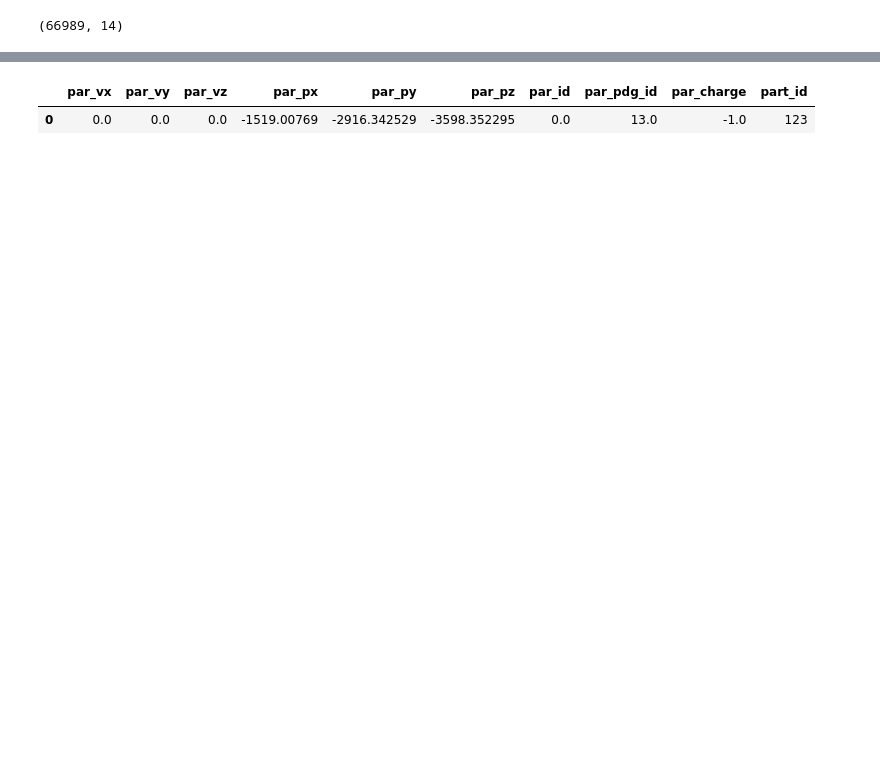
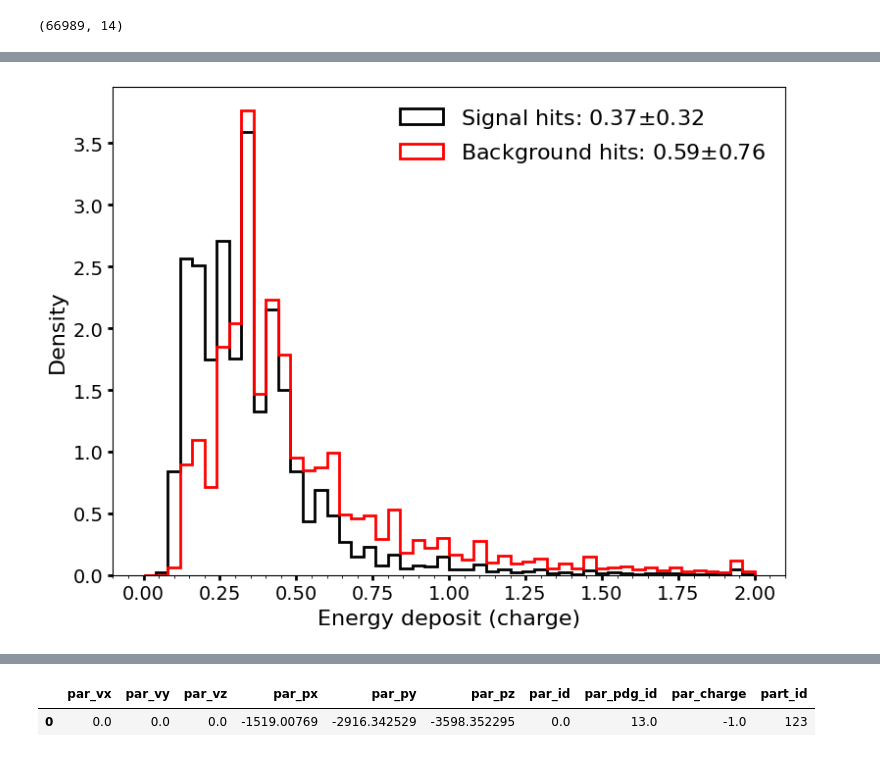
Before and after one commit to xju2/heptracktool, a Jupyter notebook: notebooks/2.1 muon collider track data reader v2.ipynb, the cells around one changed output, grey strips where cells are left out. Saved outputs shown, nothing was run; the diff lists cells and outputs as text; code cells hidden in the pictures; blank space fills up the shorter version.

```diff
--- a/notebooks/2.1 muon collider track data reader v2.ipynb
+++ b/notebooks/2.1 muon collider track data reader v2.ipynb
@@ -157,0 +107,6 @@ plt.show()
+# %%
+compare_sig_bkg(signal_hits, background_hits, scale=10_000, var_name="hit_charge",
+                range=(0, 2),
+                xlabel="Energy deposit (charge)", outpath="figures/hit_charge_distribution.pdf")
+# %% [output]
+[figure, added]
```
Also changed, not shown: parts of 10 cells of this notebook.
